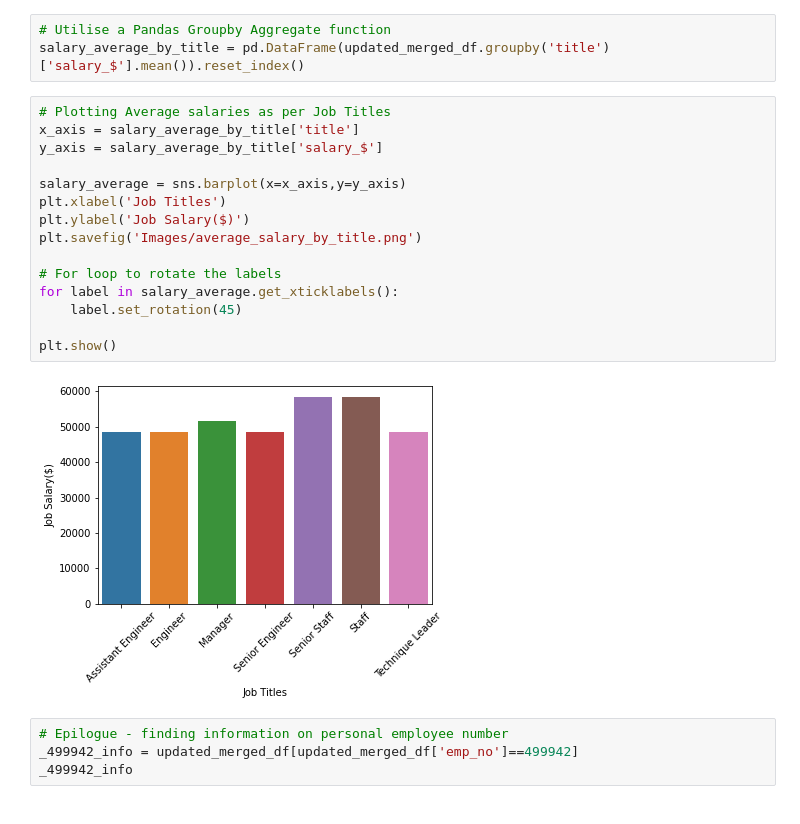
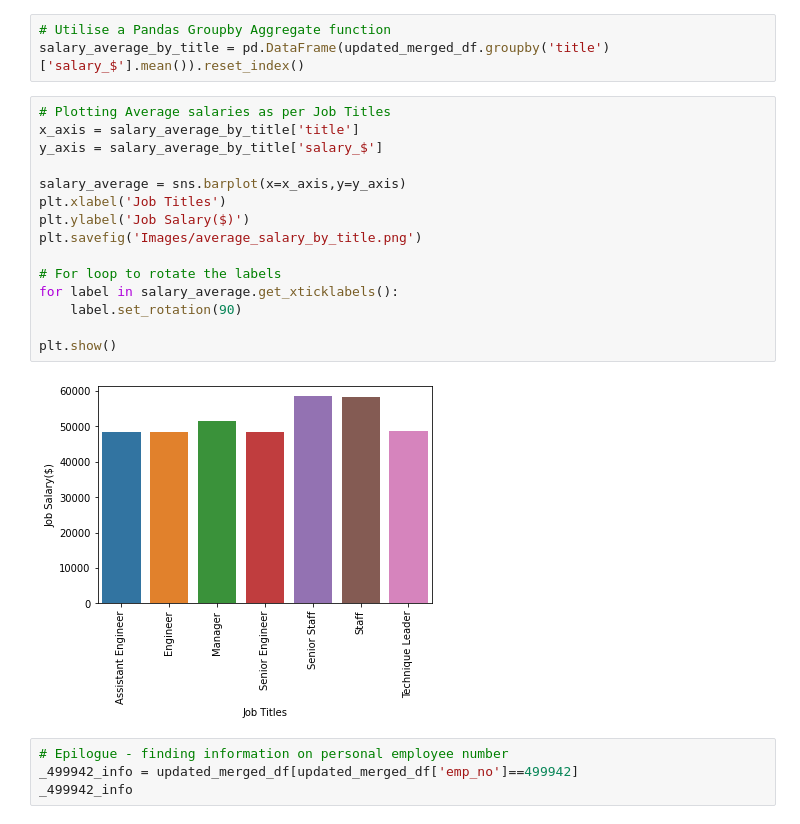
Before and after one commit to skumble27/Employee-Database-Management, a Jupyter notebook: EmployeeSQL/Furtherqueries_bonus.ipynb, the cells around one changed output. Saved outputs shown, nothing was run; the diff lists cells and outputs as text.

```diff
--- a/EmployeeSQL/Furtherqueries_bonus.ipynb
+++ b/EmployeeSQL/Furtherqueries_bonus.ipynb
@@ -113,20 +113,20 @@ salary_average_by_title = pd.DataFrame(updated_merged_df.groupby('title')['salar
 # %%
 # Plotting Average salaries as per Job Titles
 x_axis = salary_average_by_title['title']
 y_axis = salary_average_by_title['salary_$']
 
 salary_average = sns.barplot(x=x_axis,y=y_axis)
 plt.xlabel('Job Titles')
 plt.ylabel('Job Salary($)')
 plt.savefig('Images/average_salary_by_title.png')
 
 # For loop to rotate the labels
 for label in salary_average.get_xticklabels():
-    label.set_rotation(45)
+    label.set_rotation(90)
 
 plt.show()
 # %% [output]
-[figure, old version]
+[figure, new version]
 # %%
 # Epilogue - finding information on personal employee number
 _499942_info = updated_merged_df[updated_merged_df['emp_no']==499942]
```
Also changed, not shown: 1 other file.
